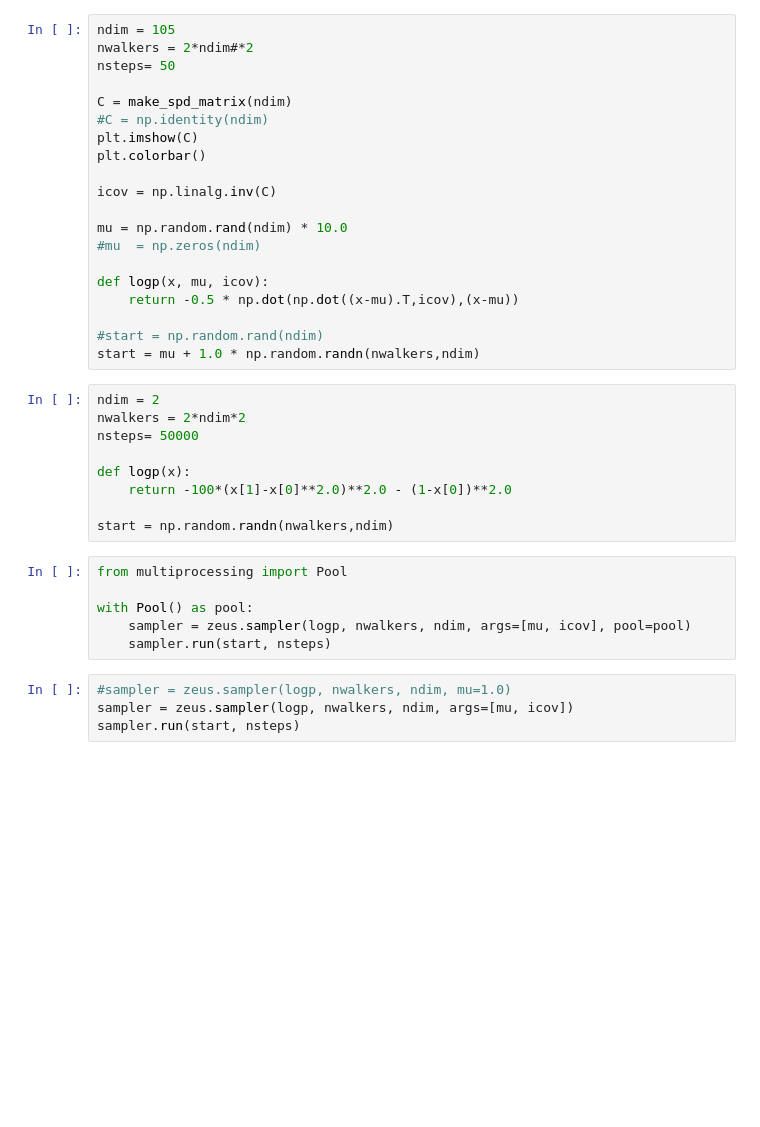
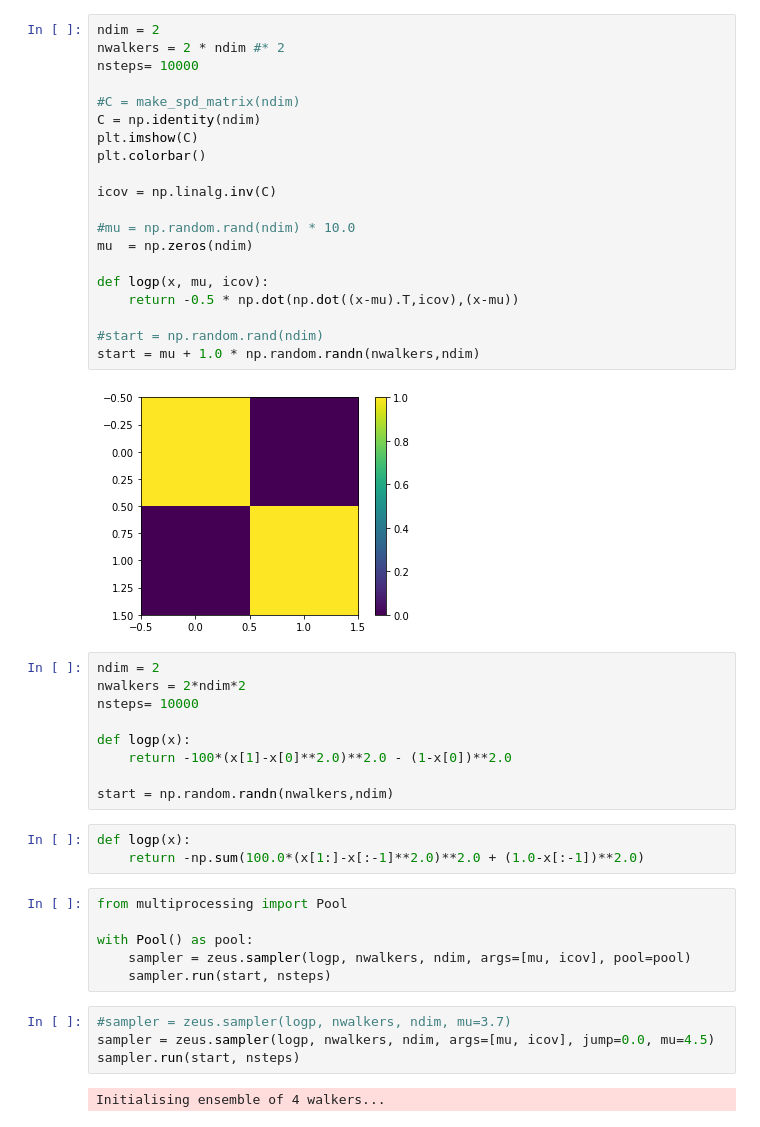
Before and after one commit to minaskar/zeus, a Jupyter notebook: examples/normal_distribution.ipynb, the cells around one changed output. Cells and saved outputs as stored; diff of their text form; blank space fills up the shorter version.

```diff
--- a/examples/normal_distribution.ipynb
+++ b/examples/normal_distribution.ipynb
@@ -10,32 +12,37 @@ print('zeus version:', zeus.__version__)
 # %%
-ndim = 105
-nwalkers = 2*ndim#*2
-nsteps= 50
+ndim = 2
+nwalkers = 2 * ndim #* 2
+nsteps= 10000
 
-C = make_spd_matrix(ndim)
-#C = np.identity(ndim)
+#C = make_spd_matrix(ndim)
+C = np.identity(ndim)
 plt.imshow(C)
 plt.colorbar()
 
 icov = np.linalg.inv(C)
 
-mu = np.random.rand(ndim) * 10.0
-#mu  = np.zeros(ndim)
+#mu = np.random.rand(ndim) * 10.0
+mu  = np.zeros(ndim)
 
 def logp(x, mu, icov):
     return -0.5 * np.dot(np.dot((x-mu).T,icov),(x-mu))
 
 #start = np.random.rand(ndim)
 start = mu + 1.0 * np.random.randn(nwalkers,ndim)
+# %% [output]
+[figure, added]
 # %%
 ndim = 2
 nwalkers = 2*ndim*2
-nsteps= 50000
+nsteps= 10000
 
 def logp(x):
     return -100*(x[1]-x[0]**2.0)**2.0 - (1-x[0])**2.0
 
 start = np.random.randn(nwalkers,ndim)
+# %%
+def logp(x):
+    return -np.sum(100.0*(x[1:]-x[:-1]**2.0)**2.0 + (1.0-x[:-1])**2.0)
 # %%
 from multiprocessing import Pool
 
@@ -43,9 +50,11 @@ with Pool() as pool:
     sampler = zeus.sampler(logp, nwalkers, ndim, args=[mu, icov], pool=pool)
     sampler.run(start, nsteps)
 # %%
-#sampler = zeus.sampler(logp, nwalkers, ndim, mu=1.0)
-sampler = zeus.sampler(logp, nwalkers, ndim, args=[mu, icov])
+#sampler = zeus.sampler(logp, nwalkers, ndim, mu=3.7)
+sampler = zeus.sampler(logp, nwalkers, ndim, args=[mu, icov], jump=0.0, mu=4.5)
 sampler.run(start, nsteps)
+# %% [output]
+Initialising ensemble of 4 walkers...
 # %%
 plt.figure(figsize=(16,1.5*ndim))
 for n in range(1):
```
Also changed, not shown: parts of 7 cells of this notebook, 17 other files.
